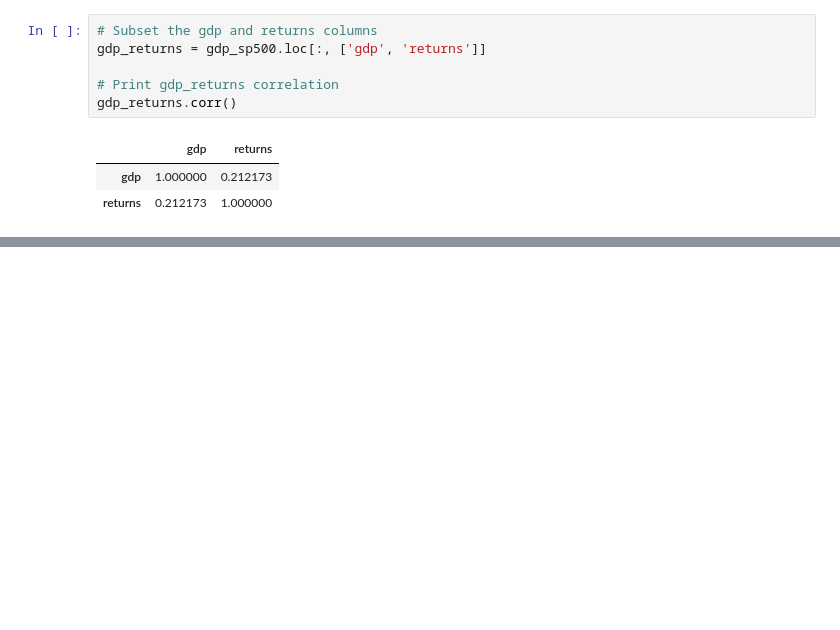
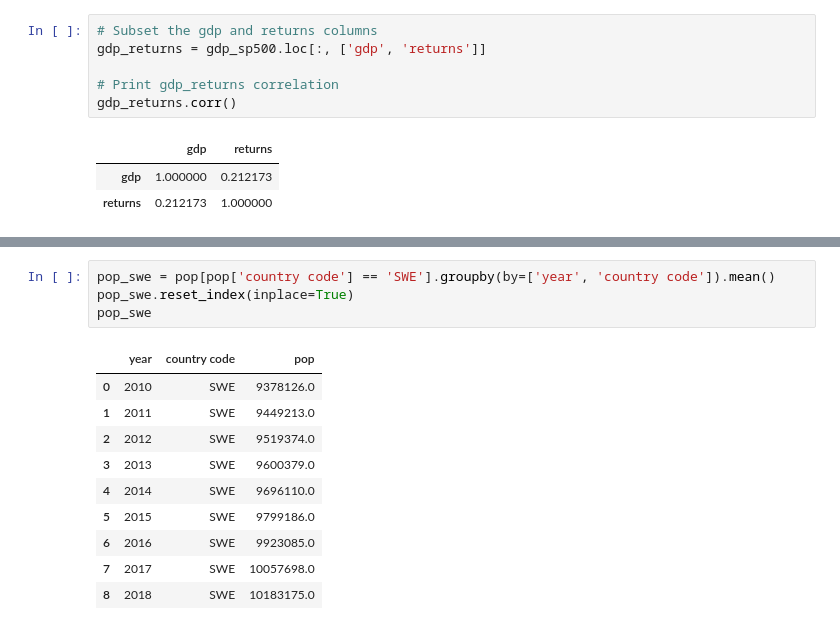
Before and after one commit to kbantoec/dsuc, a Jupyter notebook: joining_data_pandas/notebook.ipynb, the cells around one changed output, grey strips where cells are left out. Cells and saved outputs as stored; diff of their text form; blank space fills up the shorter version.

```diff
--- a/joining_data_pandas/notebook.ipynb
+++ b/joining_data_pandas/notebook.ipynb
@@ -844,0 +908,15 @@ gdp_returns.corr()
+# %%
+pop_swe = pop[pop['country code'] == 'SWE'].groupby(by=['year', 'country code']).mean()
+pop_swe.reset_index(inplace=True)
+pop_swe
+# %% [output]
+|  | year | country code | pop |
+| 0 | 2010 | SWE | 9378126.0 |
+| 1 | 2011 | SWE | 9449213.0 |
+| 2 | 2012 | SWE | 9519374.0 |
+| 3 | 2013 | SWE | 9600379.0 |
+| 4 | 2014 | SWE | 9696110.0 |
+| 5 | 2015 | SWE | 9799186.0 |
+| 6 | 2016 | SWE | 9923085.0 |
+| 7 | 2017 | SWE | 10057698.0 |
+| 8 | 2018 | SWE | 10183175.0 |
```
Also changed, not shown: parts of 8 cells of this notebook, 1 other file.
